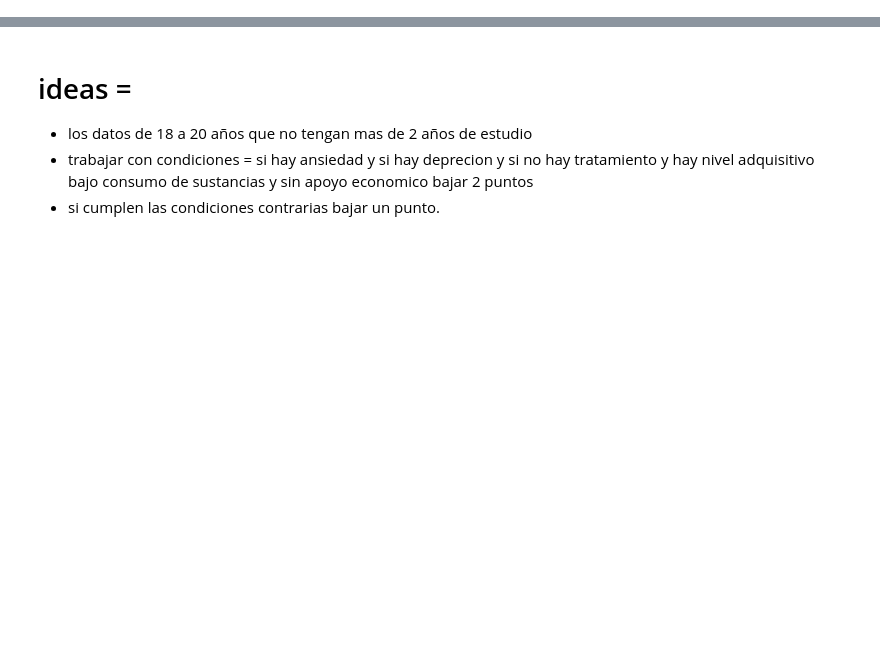
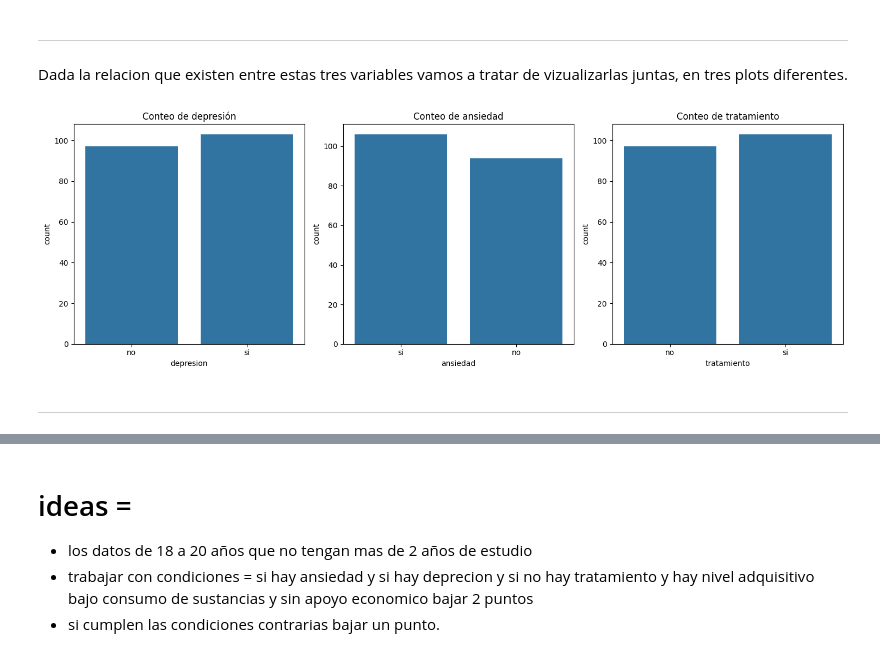
Before and after one commit to sebastianrosenblunnhellman/Curso_Python_Analisis_de_Datos_1, a Jupyter notebook: Curso/9_Proyecto _Final.ipynb, the cells around one changed output, grey strips where cells are left out. Drawn from its saved outputs; the diff is of its cells as text; code cells hidden in the pictures; blank space fills up the shorter version.

```diff
--- a/Curso/9_Proyecto _Final.ipynb
+++ b/Curso/9_Proyecto _Final.ipynb
@@ -42,0 +124,27 @@ df.head(1)
+# %% [markdown]
+---
+# %% [markdown]
+Dada la relacion que existen entre estas tres variables vamos a tratar de vizualizarlas juntas, en tres plots diferentes.
+# %%
+# Crea los subplots
+fig, axes = plt.subplots(1, 3, figsize=(15, 5))
+
+# Crea el gráfico de conteo para la variable "depresion"
+sns.countplot(x="depresion", data=datos, ax=axes[0])
+axes[0].set_title("Conteo de depresión")
+
+# Crea el gráfico de conteo para la variable "ansiedad"
+sns.countplot(x="ansiedad", data=datos, ax=axes[1])
+axes[1].set_title("Conteo de ansiedad")
+
+# Crea el gráfico de conteo para la variable "tratamiento"
+sns.countplot(x="tratamiento", data=datos, ax=axes[2])
+axes[2].set_title("Conteo de tratamiento")
+
+# Muestra los gráficos
+plt.tight_layout()
+plt.show()
+# %% [output]
+[figure, added]
+# %% [markdown]
+---
```
Also changed, not shown: parts of 31 cells of this notebook, 1 other file.
